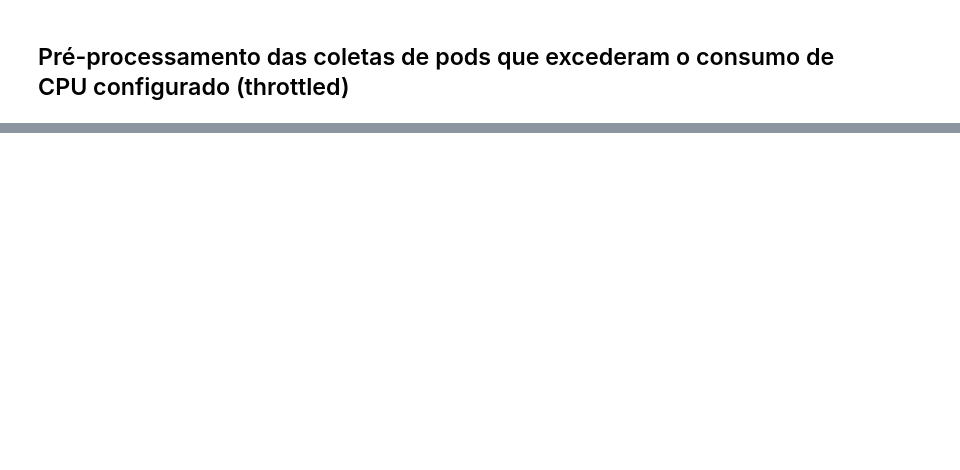
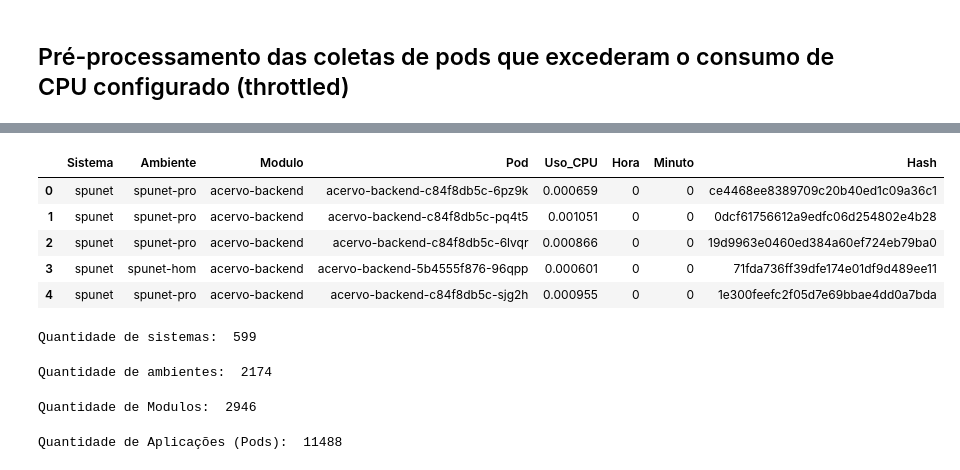
Before and after one commit to frandberto-facanha/trabalho_puc_minas_2022, a Jupyter notebook: notebooks/01-pre_processar_arquivos.ipynb, the cells around one changed output, grey strips where cells are left out. Drawn from its saved outputs; the diff is of its cells as text; code cells hidden in the pictures; blank space fills up the shorter version.

```diff
--- a/notebooks/01-pre_processar_arquivos.ipynb
+++ b/notebooks/01-pre_processar_arquivos.ipynb
@@ -237 +236,29 @@ cpu_throttled_22300631102022.csv.gz
 Fim processsamento de CPU Throttled
+# %%
+# Quantidade de sistemas, ambientes, modulos e aplicações (pods)
+path_processados = '/dados/metrics/cpu/processados'
+dados = pd.read_csv(f'{path_projeto}{path_processados}/cpu_0_0.csv', sep=',')
+dados.head()
+# %% [output]
+|  | Sistema | Ambiente | Modulo | Pod | Uso_CPU | Hora | Minuto | Hash |
+| 0 | spunet | spunet-pro | acervo-backend | acervo-backend-c84f8db5c-6pz9k | 0.000659 | 0 | 0 | ce4468ee8389709c20b40ed1c09a36c1 |
+| 1 | spunet | spunet-pro | acervo-backend | acervo-backend-c84f8db5c-pq4t5 | 0.001051 | 0 | 0 | 0dcf61756612a9edfc06d254802e4b28 |
+| 2 | spunet | spunet-pro | acervo-backend | acervo-backend-c84f8db5c-6lvqr | 0.000866 | 0 | 0 | 19d9963e0460ed384a60ef724eb79ba0 |
+| 3 | spunet | spunet-hom | acervo-backend | acervo-backend-5b4555f876-96qpp | 0.000601 | 0 | 0 | 71fda736ff39dfe174e01df9d489ee11 |
+| 4 | spunet | spunet-pro | acervo-backend | acervo-backend-c84f8db5c-sjg2h | 0.000955 | 0 | 0 | 1e300feefc2f05d7e69bbae4dd0a7bda |
+# %%
+print('Quantidade de sistemas: ', len(dados['Sistema'].unique()))
+# %% [output]
+Quantidade de sistemas:  599
+# %%
+print('Quantidade de ambientes: ', len(dados['Ambiente'].unique()))
+# %% [output]
+Quantidade de ambientes:  2174
+# %%
+print('Quantidade de Modulos: ', len(dados['Modulo'].unique()))
+# %% [output]
+Quantidade de Modulos:  2946
+# %%
+print('Quantidade de Aplicações (Pods): ', len(dados['Pod'].unique()))
+# %% [output]
+Quantidade de Aplicações (Pods):  11488
```
Also changed, not shown: parts of 4 cells of this notebook, 3 other files.
